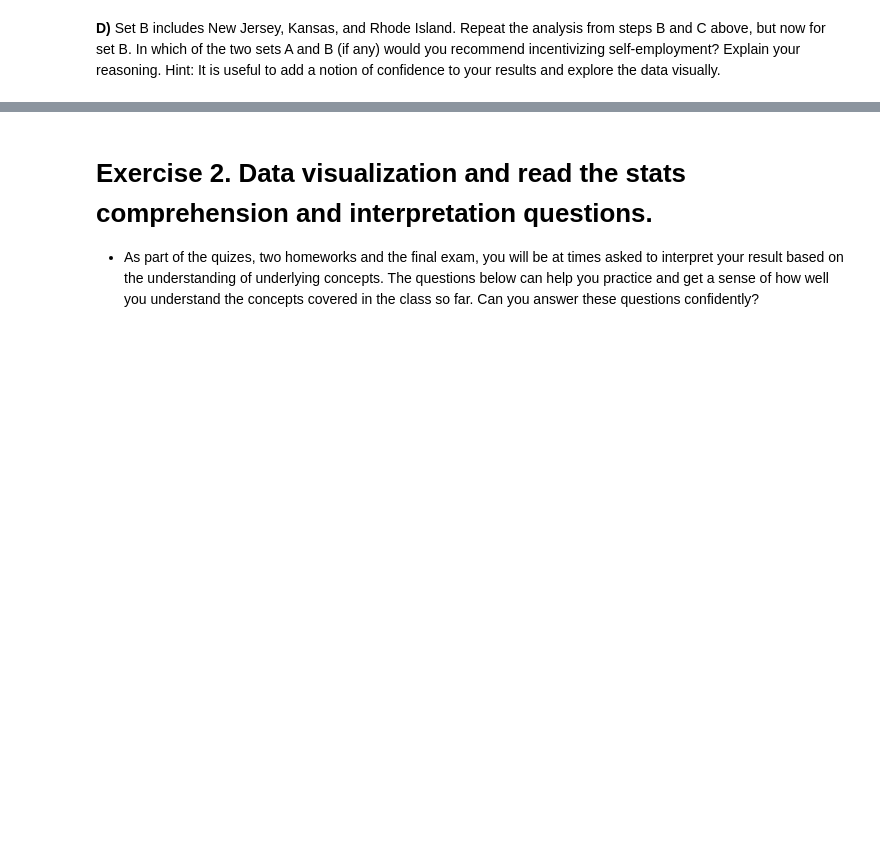
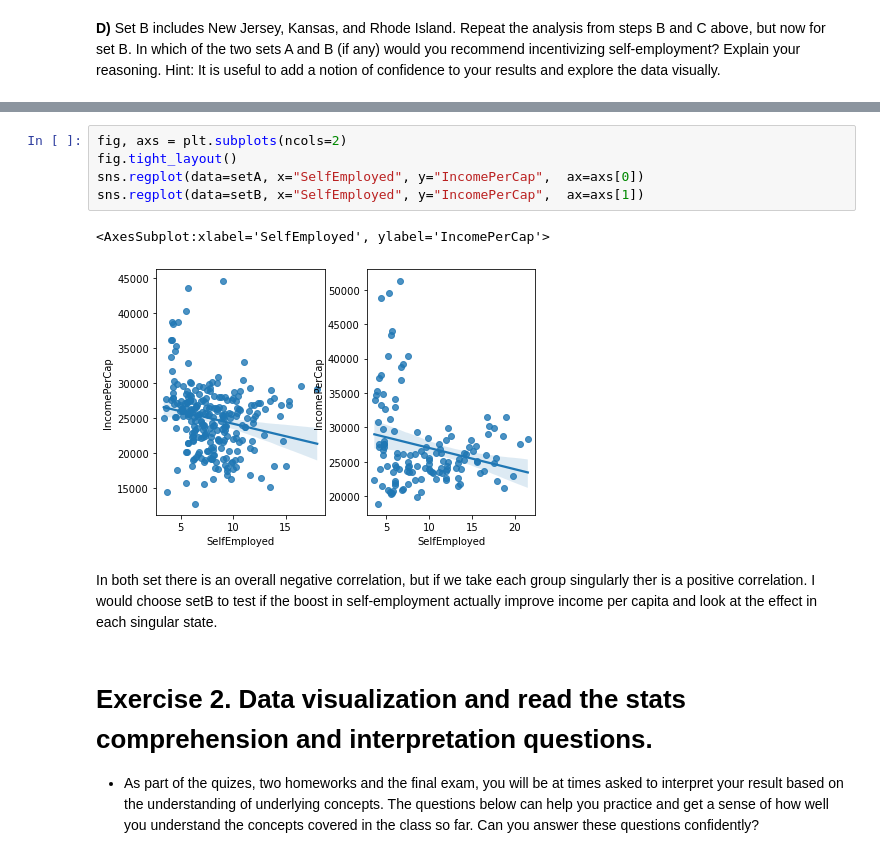
Before and after one commit to stefanoviel/2023, a Jupyter notebook: Exercises/03 - Describing data/Describing_data_exercise.ipynb, the cells around one changed output, grey strips where cells are left out. Saved outputs shown, nothing was run; the diff lists cells and outputs as text; blank space fills up the shorter version.

```diff
--- a/Exercises/03 - Describing data/Describing_data_exercise.ipynb
+++ b/Exercises/03 - Describing data/Describing_data_exercise.ipynb
@@ -188,3 +228,13 @@ Since it is unethical and impossible in this setting to run a controlled experim
+# %%
+fig, axs = plt.subplots(ncols=2)
+fig.tight_layout()
+sns.regplot(data=setA, x="SelfEmployed", y="IncomePerCap",  ax=axs[0])
+sns.regplot(data=setB, x="SelfEmployed", y="IncomePerCap",  ax=axs[1])
+# %% [output]
+<AxesSubplot:xlabel='SelfEmployed', ylabel='IncomePerCap'>
+[figure, added]
+# %% [markdown]
+In both set there is an overall negative correlation, but if we take each group singularly ther is a positive correlation. I would choose setB to test if the boost in self-employment actually improve income per capita and look at the effect in each singular state.
 # %% [markdown]
 # Exercise 2. Data visualization and read the stats comprehension and interpretation questions.
 
```
Also changed, not shown: parts of 23 cells of this notebook.
